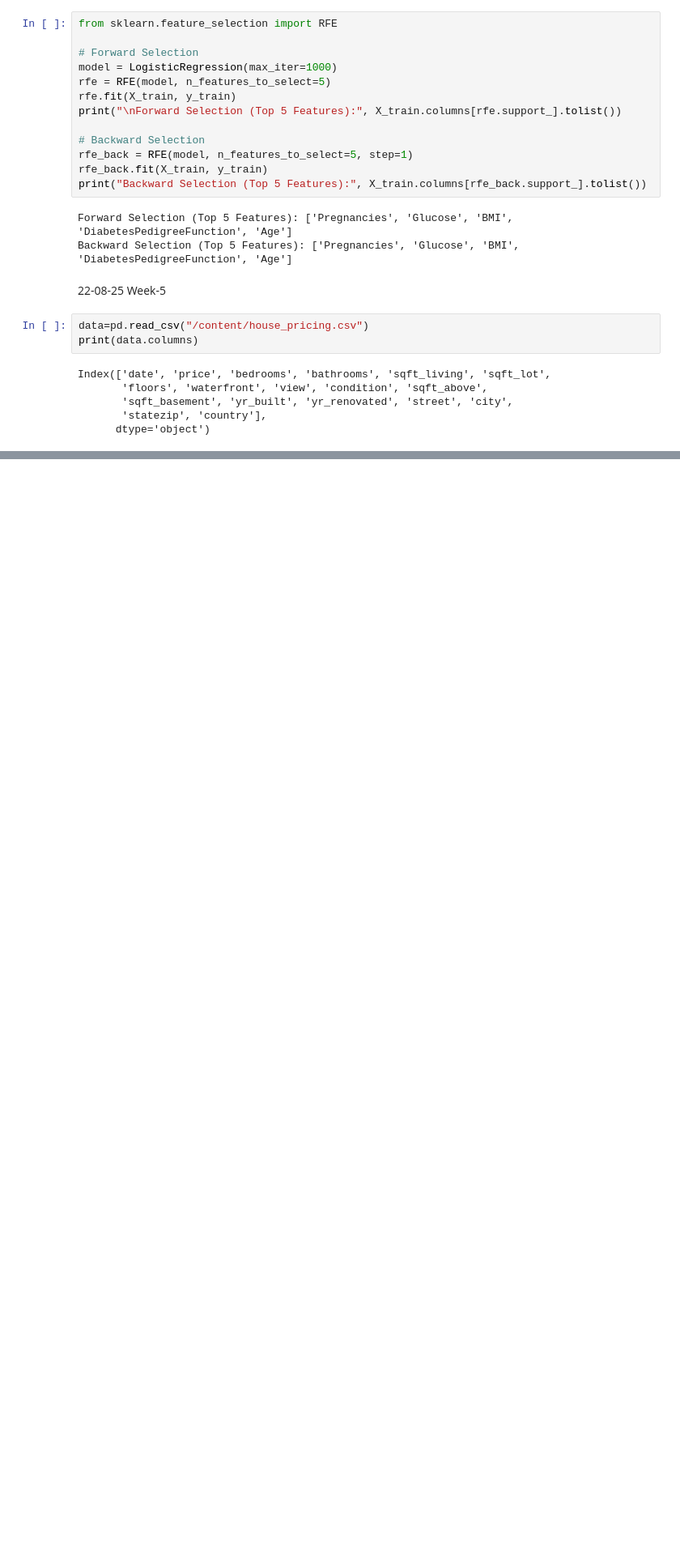
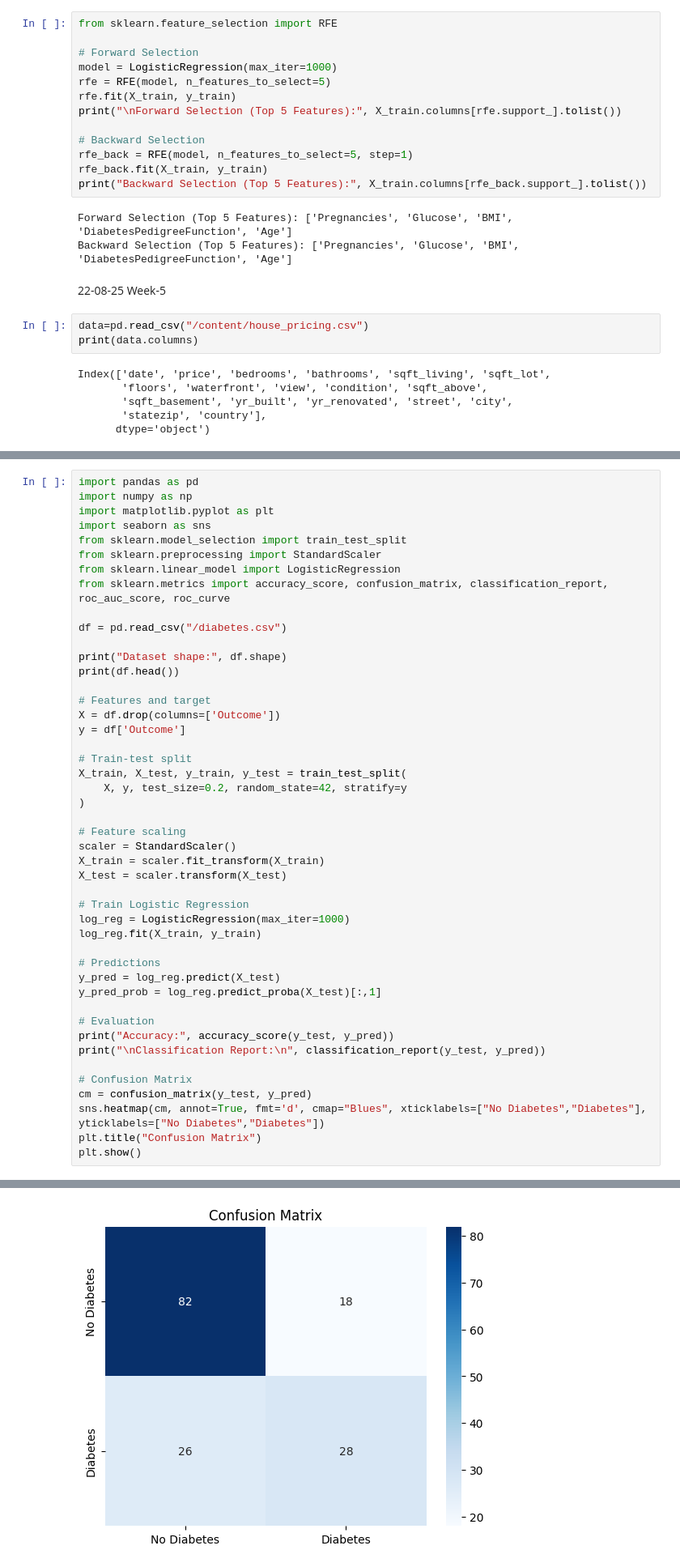
Before and after one commit to ramaraghava13/Machine-Learning, a Jupyter notebook: Ml_lab.ipynb, the cells around one changed output, grey strips where cells are left out. Shown: that part at 81% size. Drawn from its saved outputs; the diff is of its cells as text; blank space fills up the shorter version.

```diff
--- a/Ml_lab.ipynb
+++ b/Ml_lab.ipynb
@@ -745,0 +884,47 @@ Adjusted R2: 0.5867030116502555
+# %%
+import pandas as pd
+import numpy as np
+import matplotlib.pyplot as plt
+import seaborn as sns
+from sklearn.model_selection import train_test_split
+from sklearn.preprocessing import StandardScaler
+from sklearn.linear_model import LogisticRegression
+from sklearn.metrics import accuracy_score, confusion_matrix, classification_report, roc_auc_score, roc_curve
+
+df = pd.read_csv("/diabetes.csv")
+
+print("Dataset shape:", df.shape)
+print(df.head())
+
+# Features and target
+X = df.drop(columns=['Outcome'])
+y = df['Outcome']
+
+# Train-test split
+X_train, X_test, y_train, y_test = train_test_split(
+    X, y, test_size=0.2, random_state=42, stratify=y
+)
+
+# Feature scaling
+scaler = StandardScaler()
+X_train = scaler.fit_transform(X_train)
+X_test = scaler.transform(X_test)
+
+# Train Logistic Regression
+log_reg = LogisticRegression(max_iter=1000)
+log_reg.fit(X_train, y_train)
+
+# Predictions
+y_pred = log_reg.predict(X_test)
+y_pred_prob = log_reg.predict_proba(X_test)[:,1]
+
+# Evaluation
+print("Accuracy:", accuracy_score(y_test, y_pred))
+print("\nClassification Report:\n", classification_report(y_test, y_pred))
+
+# Confusion Matrix
+cm = confusion_matrix(y_test, y_pred)
+sns.heatmap(cm, annot=True, fmt='d', cmap="Blues", xticklabels=["No Diabetes","Diabetes"], yticklabels=["No Diabetes","Diabetes"])
+plt.title("Confusion Matrix")
+plt.show()
+# %% [output]
@@ -745,0 +948 @@ Adjusted R2: 0.5867030116502555
+[figure, added]
```
Also changed, not shown: parts of 6 cells of this notebook.
